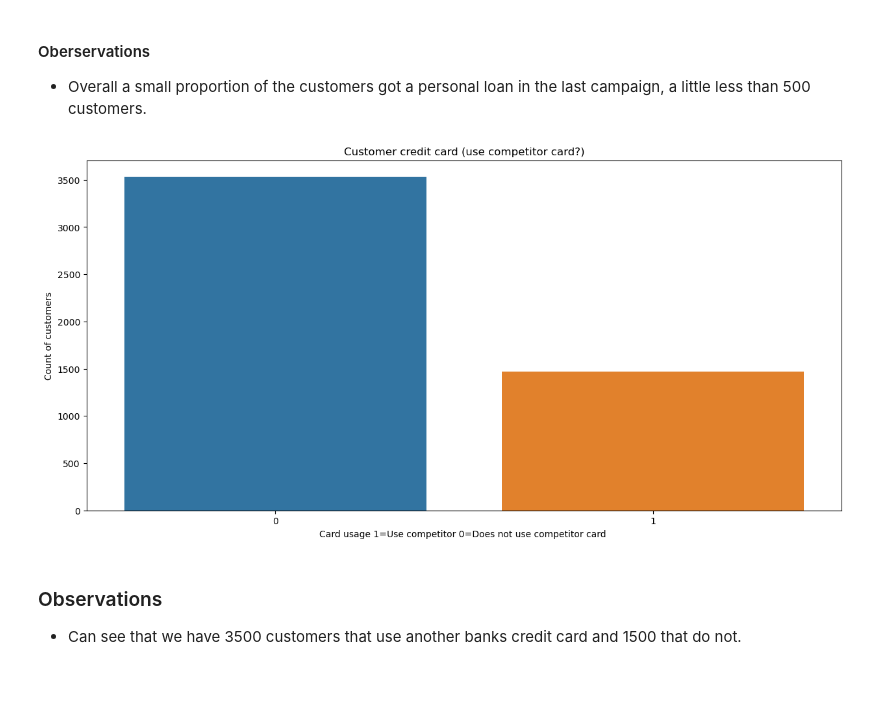
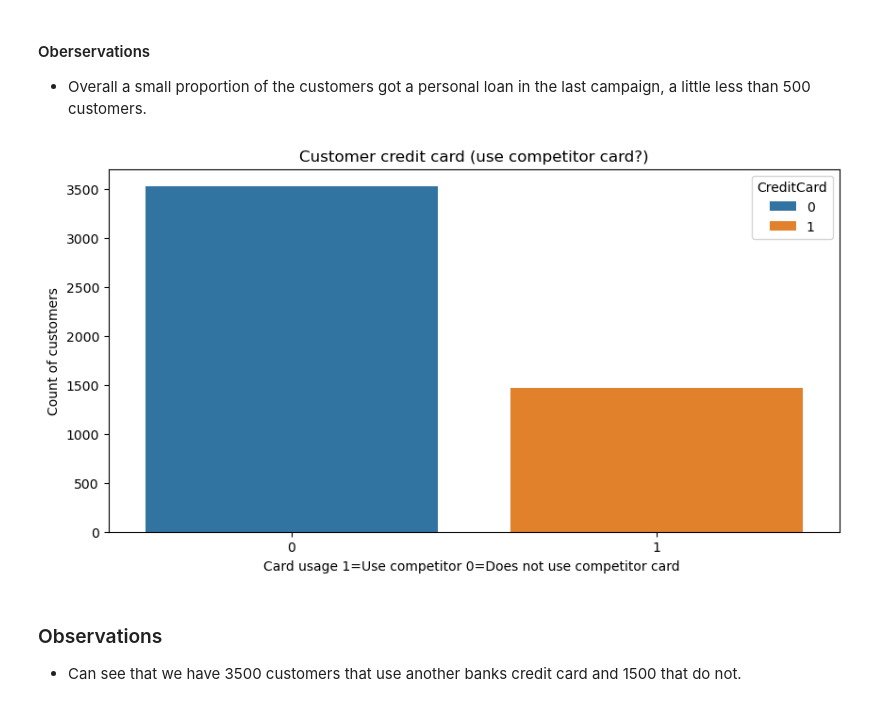
Before and after one commit to Drew75austin/Machine_Learning_Personal_Loan, a Jupyter notebook: Personal_Loan_Modelling.ipynb, the cells around one changed output. Saved outputs shown, nothing was run; the diff lists cells and outputs as text; code cells hidden in the pictures; blank space fills up the shorter version.

```diff
--- a/Personal_Loan_Modelling.ipynb
+++ b/Personal_Loan_Modelling.ipynb
@@ -466,10 +465,11 @@ def labeled_barplot(data, feature,yLabel, xLabel, title, perc=False, n=None):
 
     plt.show()  # show the plot
 
+#Standard histplot that takes params for labeling
 def hist_plot(x,yLabel, xLabel, title):
 
     plt.figure(figsize=(15, 7))
-    # Create seaborn box plot
+    # Create seaborn box plot, takes params for labeling
     hp = sns.histplot(data=Loan_Data, x=x)
 
     #specify axis labels
@@ -478,11 +478,12 @@ def hist_plot(x,yLabel, xLabel, title):
         title=title)
     plt.show()
 
-def box_plot(x, y, yLabel, xLabel, title):
+#boxplot with hue, takes params for labeling
+def box_plot(x, y, yLabel, xLabel, title,hue):
 
     plt.figure(figsize=(15, 7))
     # Create seaborn box plot
-    hp = sns.boxplot(x=x,y=y,data=Loan_Data)
+    hp = sns.boxplot(x=x,y=y,data=Loan_Data,hue=hue,dodge=False)
 
     #specify axis labels
     hp.set(ylabel=yLabel,
@@ -490,7 +491,7 @@ def box_plot(x, y, yLabel, xLabel, title):
         title=title)
     plt.show()
 
-
+#countplot standard plot withour hue, takes params for labeling
 def count_plot(x,yLabel, xLabel, title):
 
     plt.figure(figsize=(15, 7))
@@ -502,7 +503,17 @@ def count_plot(x,yLabel, xLabel, title):
         title=title)
     plt.show()
 
+#countplot with dodge param, takes params for labeling
 def count_plot2(x,yLabel, xLabel, title, hue):
+    plt.figure(figsize=(10, 5))
+    cp = sns.countplot(data=Loan_Data, x=x,hue=hue,dodge=False)
+    cp.set(ylabel=yLabel,
+        xlabel=xLabel,
+        title=title)
+    plt.show()
+
+#countplot without dodge param
+def count_plot3(x,yLabel, xLabel, title, hue):
     plt.figure(figsize=(10, 5))
     cp = sns.countplot(data=Loan_Data, x=x,hue=hue)
     cp.set(ylabel=yLabel,
@@ -519,9 +530,9 @@ count_plot(Loan_Data['Personal_Loan'],'Count of customers', 'Personal Loan 1=Hav
 - Overall a small proportion of the customers got a personal loan in the last campaign, a little less than 500 customers.
 # %%
 # Count plot to see credit carf distribution
-count_plot(Loan_Data['CreditCard'],'Count of customers', 'Card usage 1=Use competitor 0=Does not use competitor card ','Customer credit card (use competitor card?)')
+count_plot2(Loan_Data['CreditCard'],'Count of customers', 'Card usage 1=Use competitor 0=Does not use competitor card ','Customer credit card (use competitor card?)','CreditCard')
 # %% [output]
-[figure, old version]
+[figure, new version]
 # %% [markdown]
 ### Observations
 - Can see that we have 3500 customers that use another banks credit card and 1500 that do not.
```
Also changed, not shown: parts of 14 cells of this notebook.
